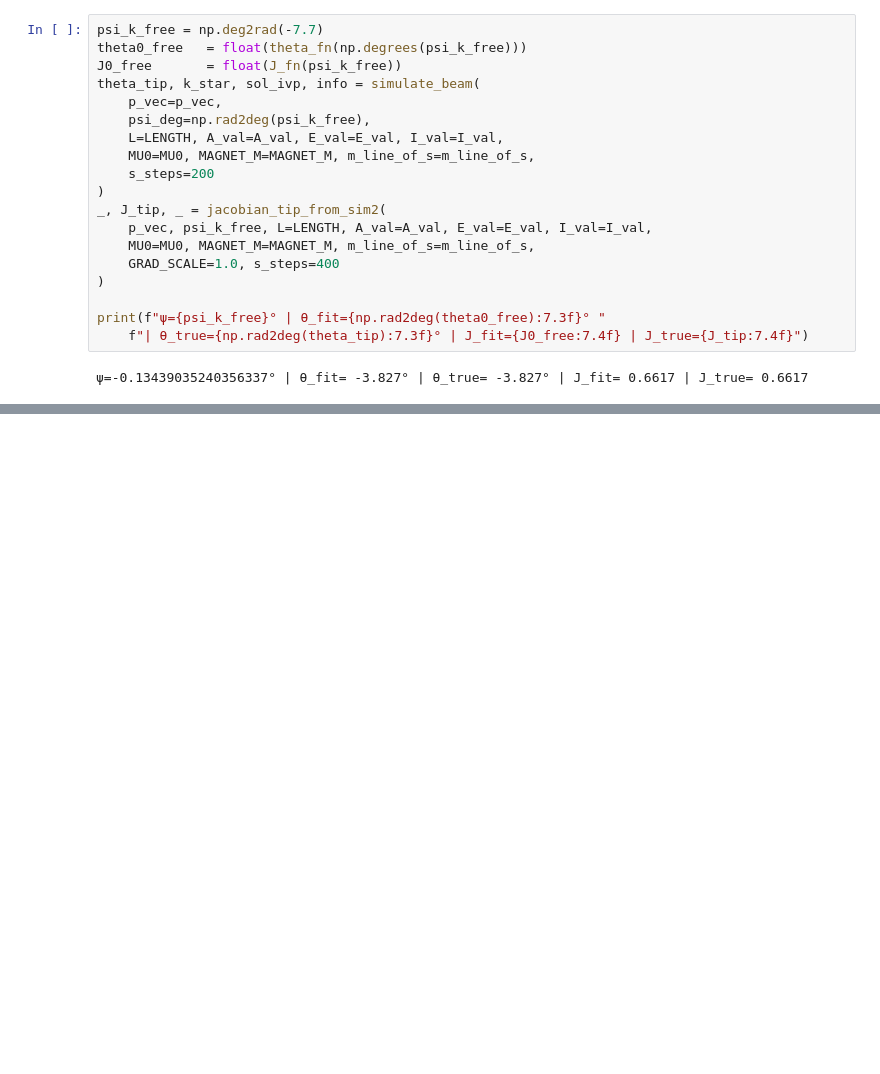
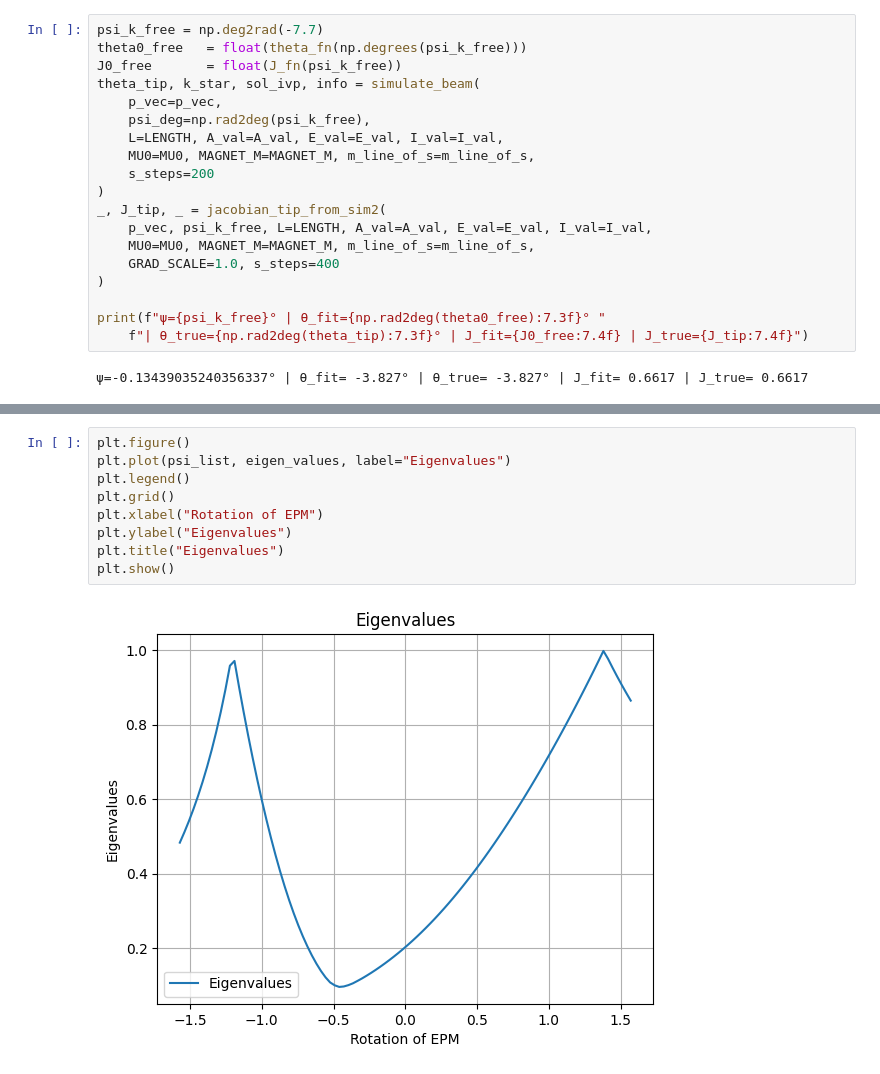
Before and after one commit to jhiltonjones/road_to_paper, a Jupyter notebook: mpc_controller.ipynb, the cells around one changed output, grey strips where cells are left out. Drawn from its saved outputs; the diff is of its cells as text; blank space fills up the shorter version.

```diff
--- a/mpc_controller.ipynb
+++ b/mpc_controller.ipynb
@@ -1894,0 +1871,11 @@ print(f"ψ={psi_k_free}° | θ_fit={np.rad2deg(theta0_free):7.3f}° "
+# %%
+plt.figure()
+plt.plot(psi_list, eigen_values, label="Eigenvalues")
+plt.legend()
+plt.grid()
+plt.xlabel("Rotation of EPM")
+plt.ylabel("Eigenvalues")
+plt.title("Eigenvalues")
+plt.show()
+# %% [output]
+[figure, added]
```
Also changed, not shown: parts of 15 cells of this notebook.
